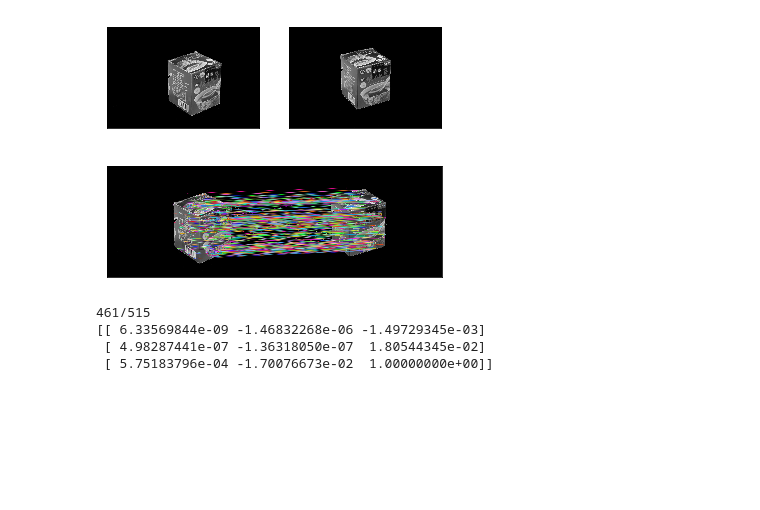
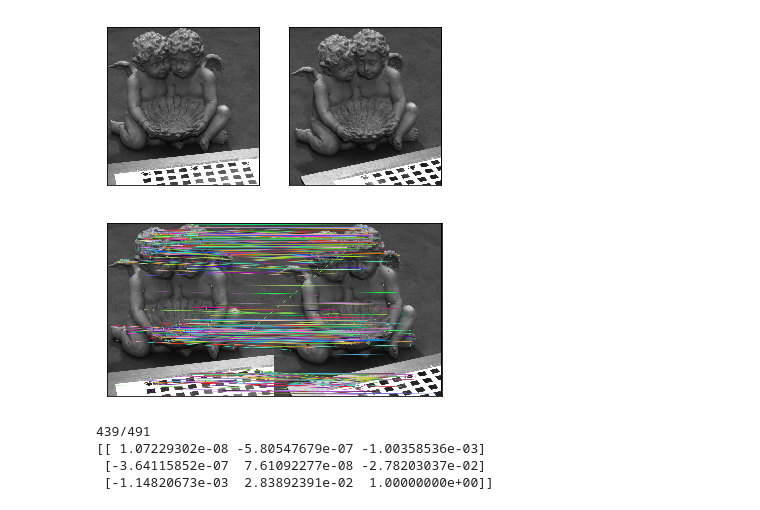
Before and after one commit to a514514772/Computer-Vision-Homework-3, a Jupyter notebook: test_codes.ipynb, the cells around one changed output. Drawn from its saved outputs; the diff is of its cells as text; code cells hidden in the pictures; blank space fills up the shorter version.

```diff
--- a/test_codes.ipynb
+++ b/test_codes.ipynb
@@ -32,14 +36,16 @@ def filter_ratio_matches(matches, kp1, kp2, ratio=0.7):
             ctr += 1
     return new_matches, new_kp1, new_kp2
 # %%
-img1 = cv.imread("data/Mesona1.JPG",0)
-img2 = cv.imread("data/Mesona2.JPG",0)
+# img1 = cv.imread("data/Mesona1.JPG",0)
+# img2 = cv.imread("data/Mesona2.JPG",0)
+img1 = cv.imread("data/Statue1.bmp",0)
+img2 = cv.imread("data/Statue2.bmp",0)
 
 show_img1 = cv.cvtColor(img1, cv.COLOR_GRAY2RGB)
 show_img2 = cv.cvtColor(img2, cv.COLOR_GRAY2RGB)
 show_comparison_image(show_img1, show_img2)
 # %% [output]
-[figure, old version]
+[figure, new version]
 # %%
 
 # Make SIFT Object
@@ -61,7 +67,7 @@ output_2 = cv.drawMatchesKnn(img1, kp1, img2, kp2, matches, None, flags=2)
 
 show_image(output_2)
 # %% [output]
-[figure, old version]
+[figure, new version]
 # %%
 def normalize2dpts(in_pts):
     centroid = np.array([in_pts[:,0].mean(), in_pts[:,1].mean(),0])
@@ -203,13 +207,13 @@ def ransac(matches_kp1, matches_kp2, s=8, threshold=3,
 
 matches_kp1, matches_kp2 = transformPtsToArrayPts(kp1, kp2, matches)
 
-best_fit, best_kp1, best_kp2 = ransac(matches_kp1,matches_kp2, returnMatches=True)
-print(best_fit)
+F, best_kp1, best_kp2 = ransac(matches_kp1,matches_kp2, returnMatches=True)
+print(F)
 # %% [output]
-461/515
-[[ 6.33569844e-09 -1.46832268e-06 -1.49729345e-03]
- [ 4.98287441e-07 -1.36318050e-07  1.80544345e-02]
- [ 5.75183796e-04 -1.70076673e-02  1.00000000e+00]]
+439/491
+[[ 1.07229302e-08 -5.80547679e-07 -1.00358536e-03]
+ [-3.64115852e-07  7.61092277e-08 -2.78203037e-02]
+ [-1.14820673e-03  2.83892391e-02  1.00000000e+00]]
 # %%
 def drawlines(img1,img2,lines,pts1,pts2):
     ''' img1 - image on which we draw the epilines for the points in img2
```
Also changed, not shown: parts of 6 cells of this notebook, 1 other file.
